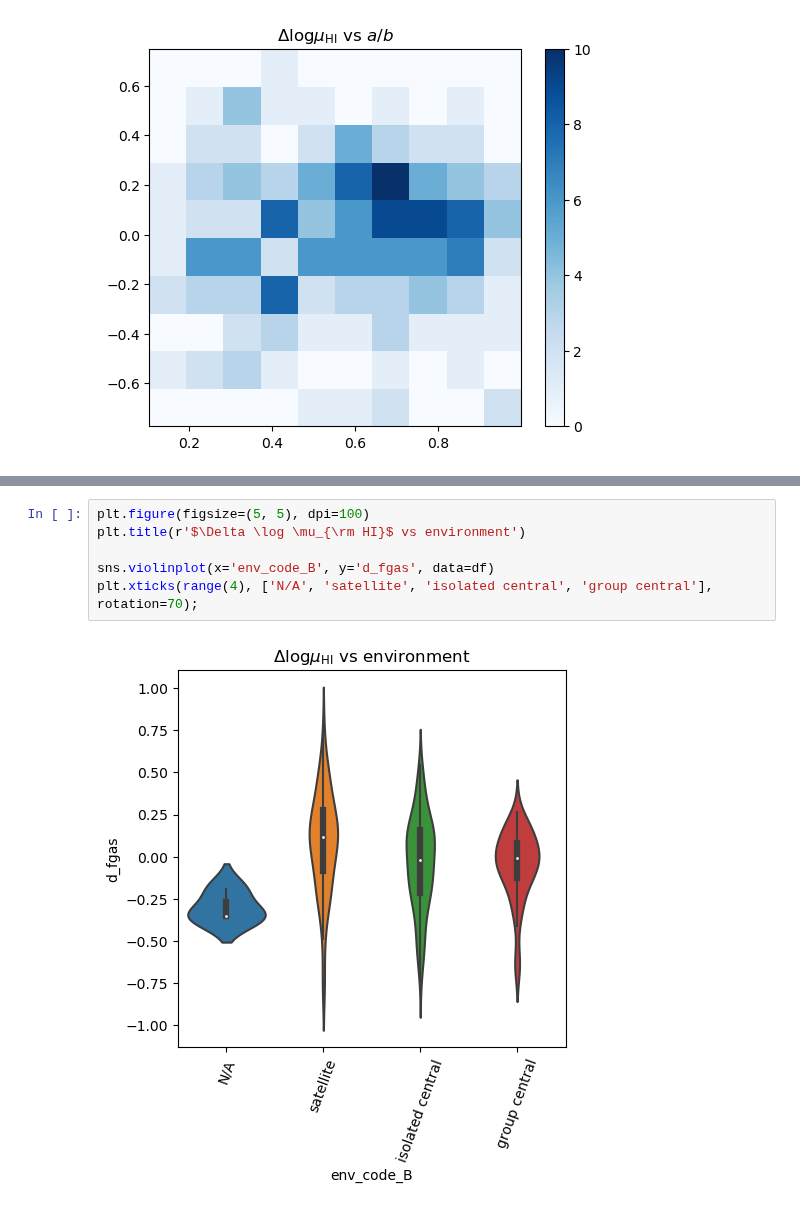
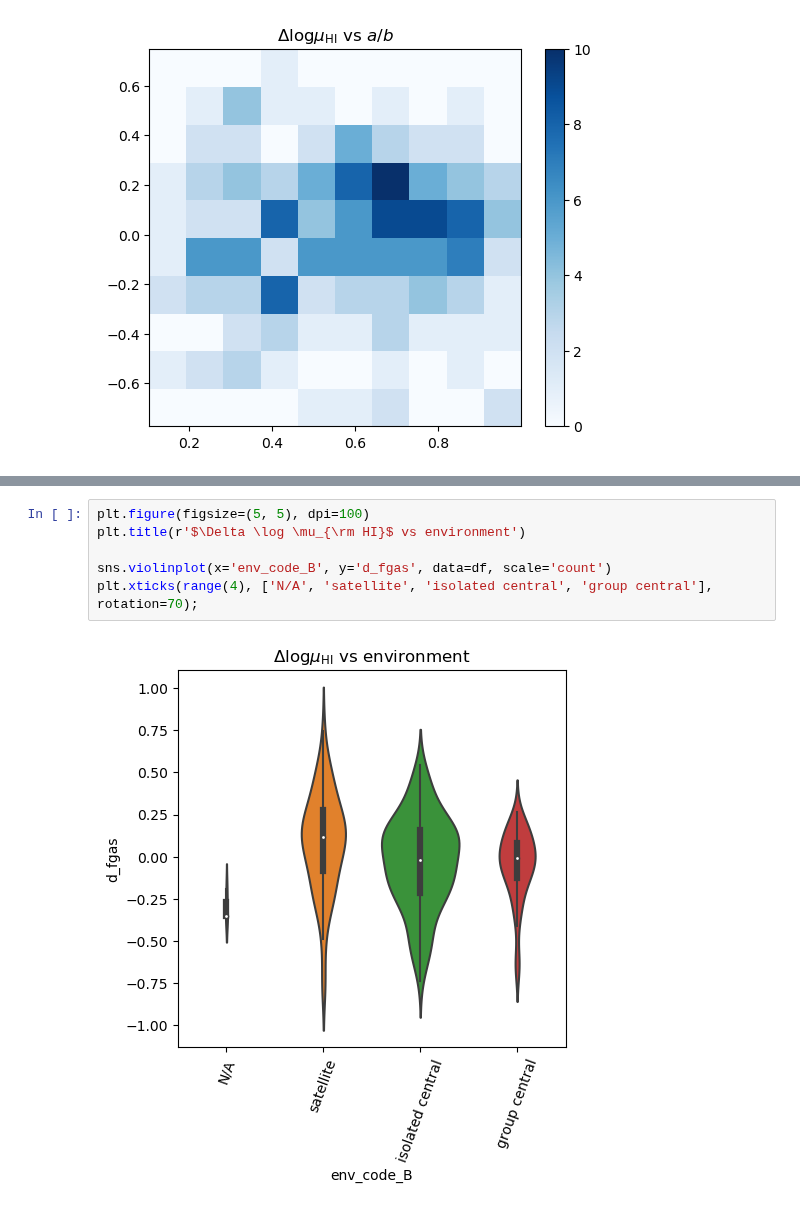
Before and after one commit to jwuphysics/HI-convnets, a Jupyter notebook: notebook/Interpreting xGASS predictions.ipynb, the cells around one changed output, grey strips where cells are left out. Cells and saved outputs as stored; diff of their text form.

```diff
--- a/notebook/Interpreting xGASS predictions.ipynb
+++ b/notebook/Interpreting xGASS predictions.ipynb
@@ -140,8 +127,8 @@ Int64Index([  5442,  17840,  24437,  11297, 110054,  23518,  28703,  41969,
 # %%
 plt.figure(figsize=(5, 5), dpi=100)
 plt.title(r'$\Delta \log \mu_{\rm HI}$ vs environment')
 
-sns.violinplot(x='env_code_B', y='d_fgas', data=df)
+sns.violinplot(x='env_code_B', y='d_fgas', data=df, scale='count')
 plt.xticks(range(4), ['N/A', 'satellite', 'isolated central', 'group central'], rotation=70);
 # %% [output]
-[figure, old version]
+[figure, new version]
```
Also changed, not shown: parts of 4 cells of this notebook, 2 other files.
